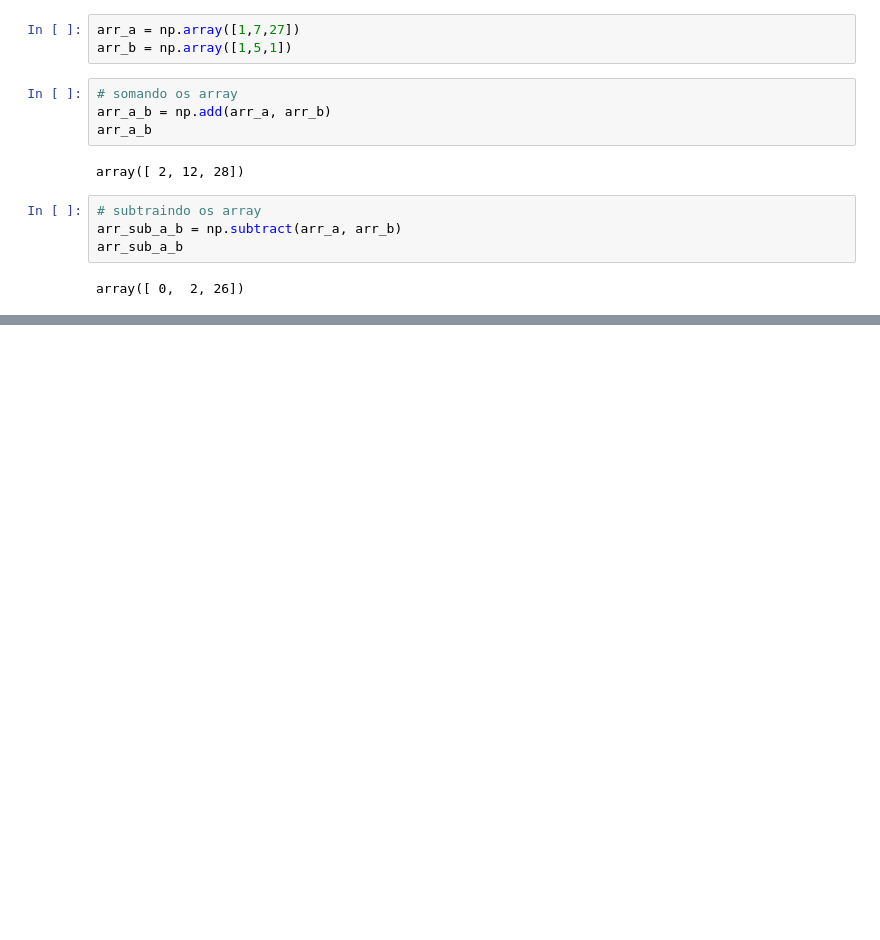
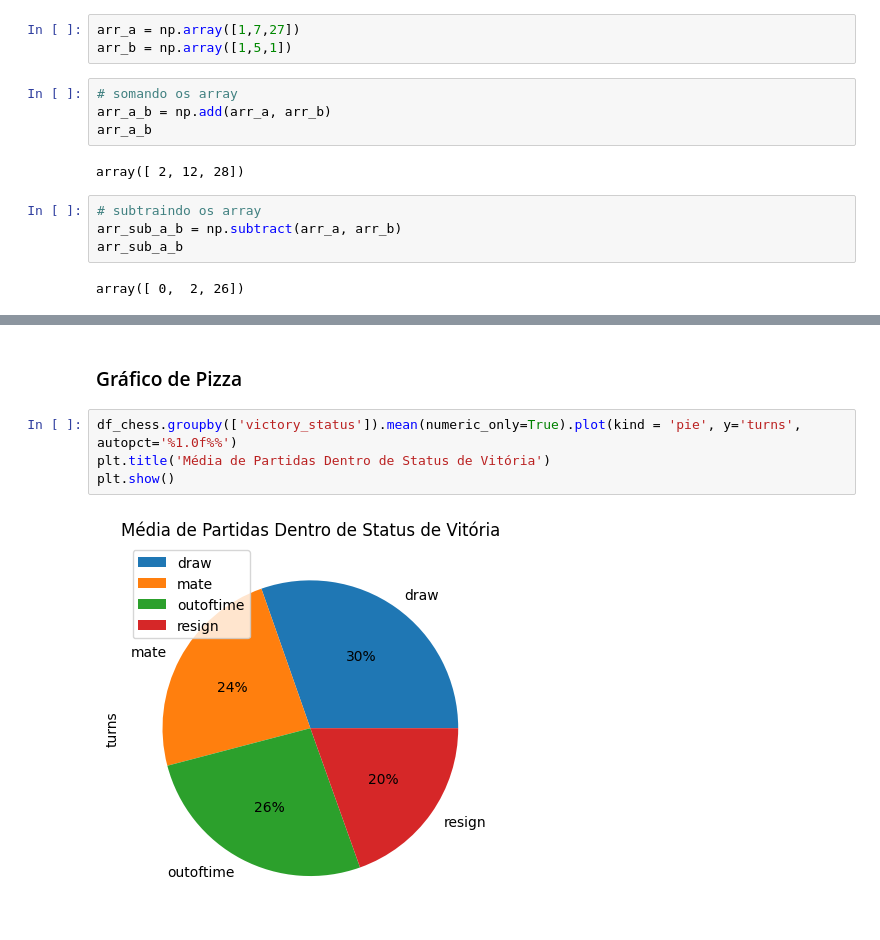
Before and after one commit to DeboraPascoarelli/FIAP_F2A02_ANALISE_EXPLORATORIA_DE_DADOS_EDA, a Jupyter notebook: FASE_2 - MACHINE LEARNIG AND TIME SERIES.ipynb, the cells around one changed output, grey strips where cells are left out. Drawn from its saved outputs; the diff is of its cells as text; blank space fills up the shorter version.

```diff
--- a/FASE_2 - MACHINE LEARNIG AND TIME SERIES.ipynb
+++ b/FASE_2 - MACHINE LEARNIG AND TIME SERIES.ipynb
@@ -283,0 +391,8 @@ array([ 0,  2, 26])
+# %% [markdown]
+### Gráfico de Pizza
+# %%
+df_chess.groupby(['victory_status']).mean(numeric_only=True).plot(kind = 'pie', y='turns', autopct='%1.0f%%')
+plt.title('Média de Partidas Dentro de Status de Vitória')
+plt.show()
+# %% [output]
+[figure, added]
```
Also changed, not shown: parts of 16 cells of this notebook, 2 other files.
